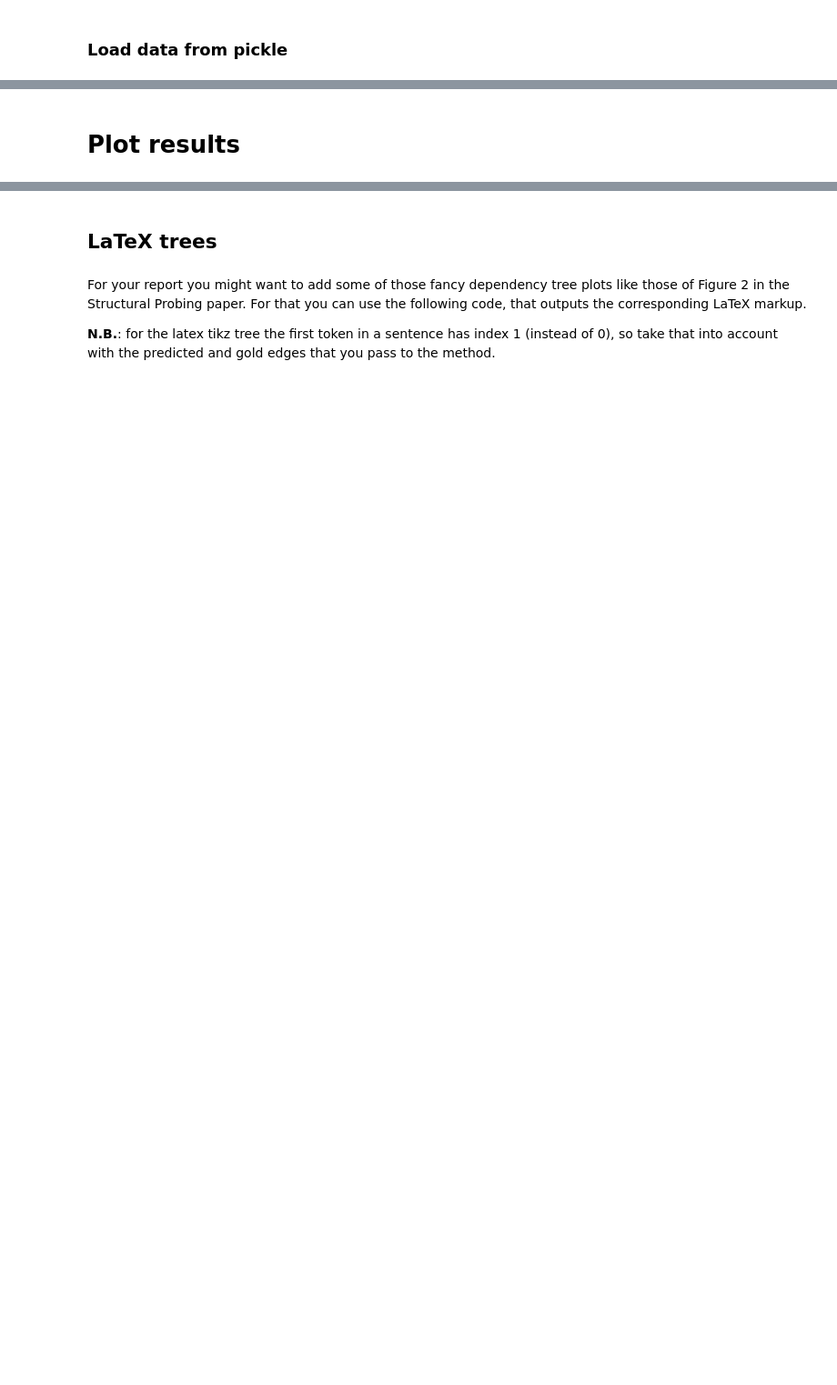
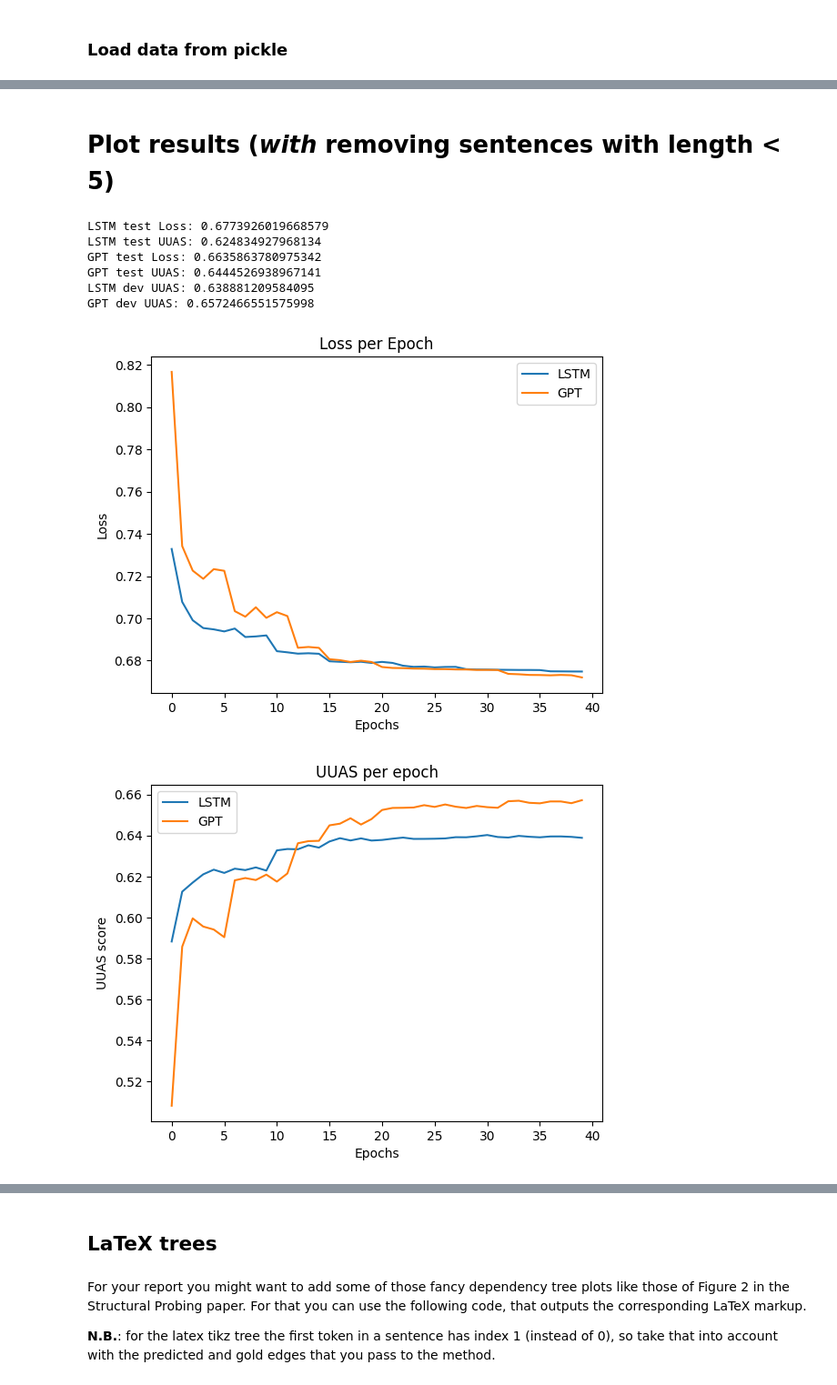
Before and after one commit to remvanthull/nlp2-probing-lms, a Jupyter notebook: probing_lms.ipynb, the cells around one changed output, grey strips where cells are left out. Shown at 91% size. Drawn from its saved outputs; the diff is of its cells as text; code cells hidden in the pictures; blank space fills up the shorter version.

```diff
--- a/probing_lms.ipynb
+++ b/probing_lms.ipynb
@@ -1196,0 +1044,5 @@ print(len(train_data[0]))
+# %%
+# Train the probe on GPT embeddings
+epochs = 50
+
+GPT_dev_loss, GPT_dev_uuas, GPT_dev_spr, GPT_test_loss, GPT_test_uuas, GPT_test_spr = train(GPT_train_data, GPT_dev_data, GPT_test_data, epochs)
@@ -1197,11 +1067,11 @@ print(len(train_data[0]))
 # %%
-# Train the probe on GPT embeddings
-epochs = 20
-
-GPT_dev_loss, GPT_dev_uuas, GPT_test_loss, GPT_test_uuas = train(GPT_train_data, GPT_dev_data, GPT_test_data, epochs)
-
 # Print the evaluation results
 print("Dev Loss:", GPT_dev_loss[-1])
 print("Dev UUAS:", GPT_dev_uuas[-1])
 print("Test Loss:", GPT_test_loss)
 print("Test UUAS:", GPT_test_uuas)
+# %%
+# Train the probe on LSTM embeddings
+epochs = 50
+
+lstm_dev_loss, lstm_dev_uuas, lstm_dev_spr, lstm_test_loss, lstm_test_uuas, lstm_test_spr = train(lstm_train_data, lstm_dev_data, lstm_test_data, epochs)
@@ -1208,13 +1096,46 @@ print("Test UUAS:", GPT_test_uuas)
 # %%
-# Train the probe on LSTM embeddings
-epochs = 20
-
-lstm_dev_loss, lstm_dev_uuas, lstm_test_loss, lstm_test_uuas = train(lstm_train_data, lstm_dev_data, lstm_test_data, epochs)
-
 # Print the evaluation results
 print("Dev Loss:", lstm_dev_loss[-1])
 print("Dev UUAS:", lstm_dev_uuas[-1])
 print("Test Loss:", lstm_test_loss)
 print("Test UUAS:", lstm_test_uuas)
 # %% [markdown]
-# Plot results
+# Plot results (*with* removing sentences with length < 5)
+# %%
+import matplotlib.pyplot as plt
+
+print("LSTM test Loss:", lstm_test_loss)
+print("LSTM test UUAS:", lstm_test_uuas)
+print("GPT test Loss:", GPT_test_loss)
+print("GPT test UUAS:", GPT_test_uuas)
+
+print("LSTM dev UUAS:", lstm_dev_uuas[39])
+print("GPT dev UUAS:", GPT_dev_uuas[39])
+max_it = 40
+
+plt.plot([i for i in range(max_it)], lstm_dev_loss[:max_it], label='LSTM')
+plt.plot([i for i in range(max_it)], GPT_dev_loss[:max_it], label='GPT')
+plt.xlabel("Epochs")
+plt.ylabel("Loss")
+plt.title("Loss per Epoch")
+plt.legend()
+plt.savefig("losses.png")
+plt.show()
+
+plt.plot([i for i in range(max_it)], lstm_dev_uuas[:max_it], label='LSTM')
+plt.plot([i for i in range(max_it)], GPT_dev_uuas[:max_it], label='GPT')
+plt.xlabel("Epochs")
+plt.ylabel("UUAS score")
+plt.title("UUAS per epoch")
+plt.legend()
+plt.savefig("uuas.png")
+plt.show()
+# %% [output]
+LSTM test Loss: 0.6773926019668579
+LSTM test UUAS: 0.624834927968134
+GPT test Loss: 0.6635863780975342
+GPT test UUAS: 0.6444526938967141
+LSTM dev UUAS: 0.638881209584095
+GPT dev UUAS: 0.6572466551575998
+[figure, added]
+[figure, added]
```
Also changed, not shown: parts of 53 cells of this notebook.
